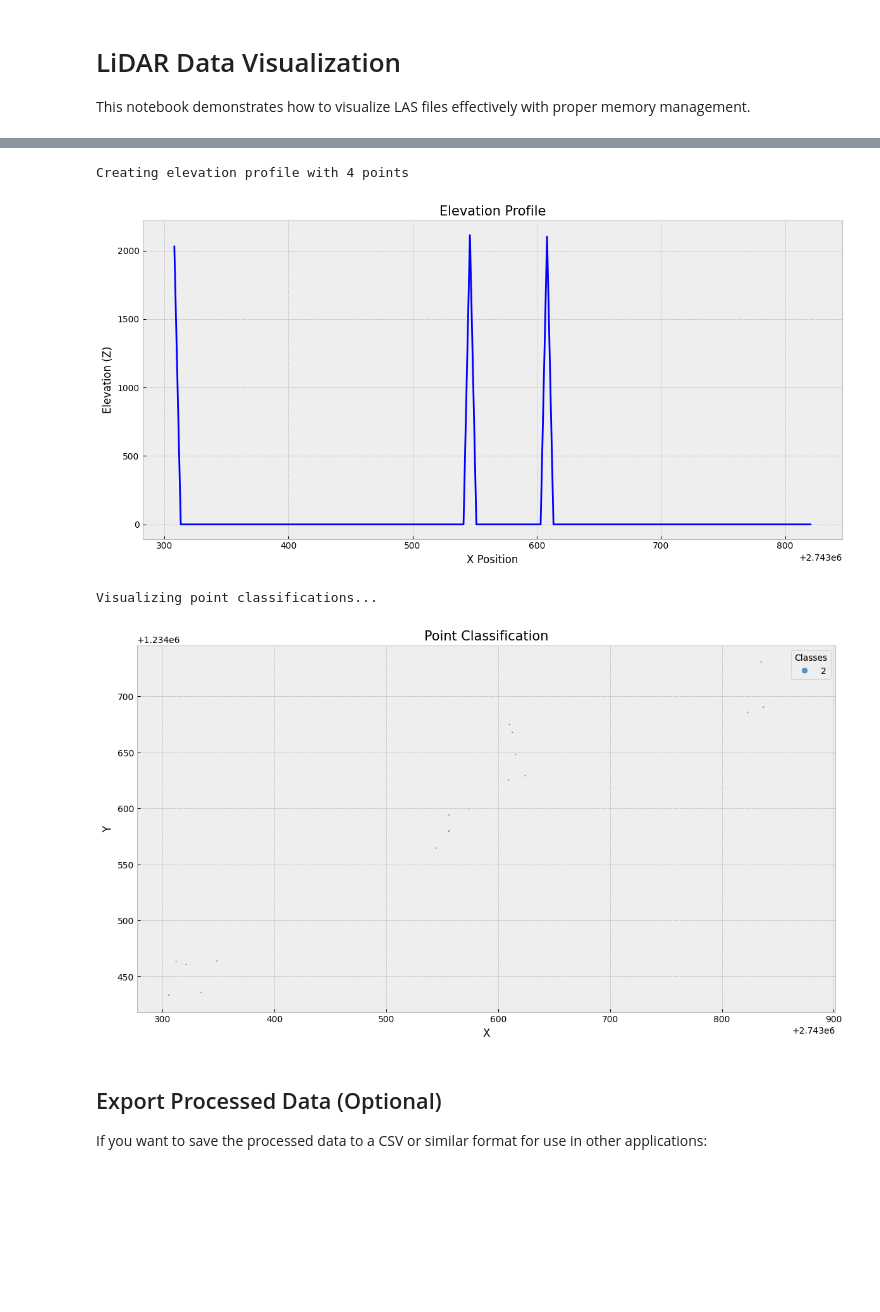
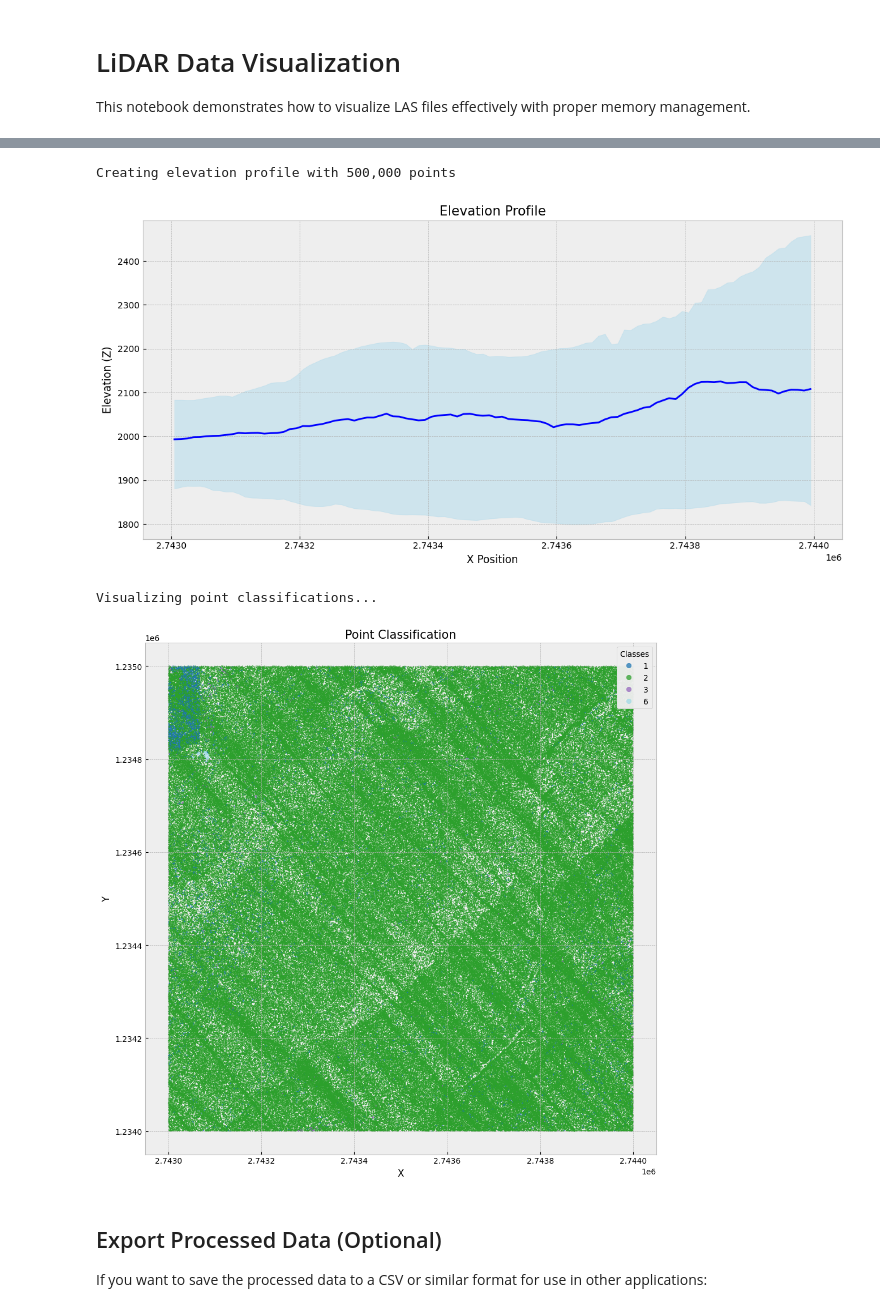
Before and after one commit to airidas23/modified_octree_algorithm, a Jupyter notebook: notebooks/lidar_viz_notebook.ipynb, the cells around one changed output, grey strips where cells are left out. Saved outputs shown, nothing was run; the diff lists cells and outputs as text; code cells hidden in the pictures; blank space fills up the shorter version.

```diff
--- a/notebooks/lidar_viz_notebook.ipynb
+++ b/notebooks/lidar_viz_notebook.ipynb
@@ -1319,19 +801,0 @@ Created flat dataframe with 20 points
-# %%
-# /c:/Users/Rokas/Documents/Airidas/Matom ai/point_density_heatmap.py
-# 1. Create point density heatmap
-# Use the density heatmap functions defined above
-
-# Check if the point_df exists and is already processed
-if 'point_df' in globals():
-    print("Using existing point_df for density heatmap...")
-    # Check if we need to further flatten data
-    density_fig = create_and_display_heatmap(point_df)
-else:
-    print("Creating point dataframe for density heatmap...")
-    # Create point dataframe from the list-based dataframe
-    point_df = extract_points_from_df(df, max_points=500_000)
-    density_fig = create_and_display_heatmap(point_df)
-
-# Display the figure
-plt.tight_layout()
-plt.show()
@@ -1425,4 +801,0 @@ Data has direct coordinate values
-# %%
-# Adjust sample_size if your computer struggles with the visualization
-fig = visualize_lidar(df, sample_size=100_000)
-plt.show()
@@ -1584,18 +801,0 @@ def create_and_display_heatmap(point_df):
-# %%
-
-# Use the density heatmap functions defined above
-
-# Check if the point_df exists and is already processed
-if 'point_df' in globals():
-    print("Using existing point_df for density heatmap...")
-    # Check if we need to further flatten data
-    density_fig = create_and_display_heatmap(point_df)
-else:
-    print("Creating point dataframe for density heatmap...")
-    # Create point dataframe from the list-based dataframe
-    point_df = extract_points_from_df(df, max_points=500_000)
-    density_fig = create_and_display_heatmap(point_df)
-
-# Display the figure
-plt.tight_layout()
-plt.show()
@@ -1608,9 +802,9 @@ Created flat dataframe with 20 points
 # %%
 # 2. Create elevation profile (if Z represents elevation)
-def create_elevation_profile(df, num_bins=100, sample_size=500_000):
+def create_elevation_profile(scaled_df, num_bins=100, sample_size=500_000):
     """Create an elevation profile along the X axis"""
     # Check if we have point-based dataframe or nested lists
-    if isinstance(df['X'].iloc[0], (list, np.ndarray)):
+    if isinstance(scaled_df['X'].iloc[0], (list, np.ndarray)):
         print("Input dataframe has nested arrays. Using the flattened point_df instead.")
         # Use the previously created point_df if it exists
         if 'point_df' in globals():
@@ -1618,7 +812,7 @@ def create_elevation_profile(df, num_bins=100, sample_size=500_000):
         else:
             # Handle the case when we need to flatten the data
             flat_data = {'X': [], 'Z': []}
-            for i, row in df.iterrows():
+            for i, row in scaled_df.iterrows():
                 if isinstance(row['X'], (list, np.ndarray)) and isinstance(row['Z'], (list, np.ndarray)):
                     for j in range(len(row['X'])):
                         if isinstance(row['X'][j], (list, np.ndarray)):
@@ -1690,14 +884,14 @@ def create_elevation_profile(df, num_bins=100, sample_size=500_000):
 if 'point_df' in globals():
     elevation_fig = create_elevation_profile(point_df)
 else:
-    elevation_fig = create_elevation_profile(df)
+    elevation_fig = create_elevation_profile(scaled_df)
 plt.show()
 # %% [output]
-Creating elevation profile with 4 points
+Creating elevation profile with 500,000 points
-[figure, old version]
+[figure, new version]
 # %%
 # 3. Visualize the classification (if available)
-if 'classification' in df.columns:
+if 'classification' in scaled_df.columns:
     print("Visualizing point classifications...")
 
     # Use point_df which has properly structured data
@@ -1705,7 +899,7 @@ if 'classification' in df.columns:
         df_to_use = point_df
     else:
         print("Using extract_points_from_df to prepare data for visualization")
-        df_to_use = extract_points_from_df(df, max_points=500_000)
+        df_to_use = extract_points_from_df(scaled_df, max_points=500_000)
 
     # Sample for visualization if needed
     if len(df_to_use) > 500_000:
@@ -1749,34 +943,34 @@ if 'classification' in df.columns:
             'classification': class_values
         })
     else:
         plot_df = df_viz
 
     # Now plot the data
     fig, ax = plt.subplots(figsize=(12, 10))
 
     # Get unique classifications and assign colors
     unique_classes = np.unique(plot_df['classification'])
 
     # Use scatter plot with different colors for each class
     scatter = ax.scatter(plot_df['X'], plot_df['Y'],
                        c=plot_df['classification'], cmap='tab20', s=1, alpha=0.7)
 
     ax.set_title('Point Classification', fontsize=15)
     ax.set_xlabel('X', fontsize=12)
     ax.set_ylabel('Y', fontsize=12)
     ax.set_aspect('equal')
 
     # Add legend (only if there are not too many classes)
     if len(unique_classes) <= 20:
         legend1 = ax.legend(*scatter.legend_elements(),
                           loc="upper right", title="Classes")
         ax.add_artist(legend1)
 
     plt.tight_layout()
     plt.show()
 # %% [output]
 Visualizing point classifications...
-[figure, old version]
+[figure, new version]
 # %% [markdown]
 ## Export Processed Data (Optional)
 
```
Also changed, not shown: parts of 63 cells of this notebook, 2 other files.
